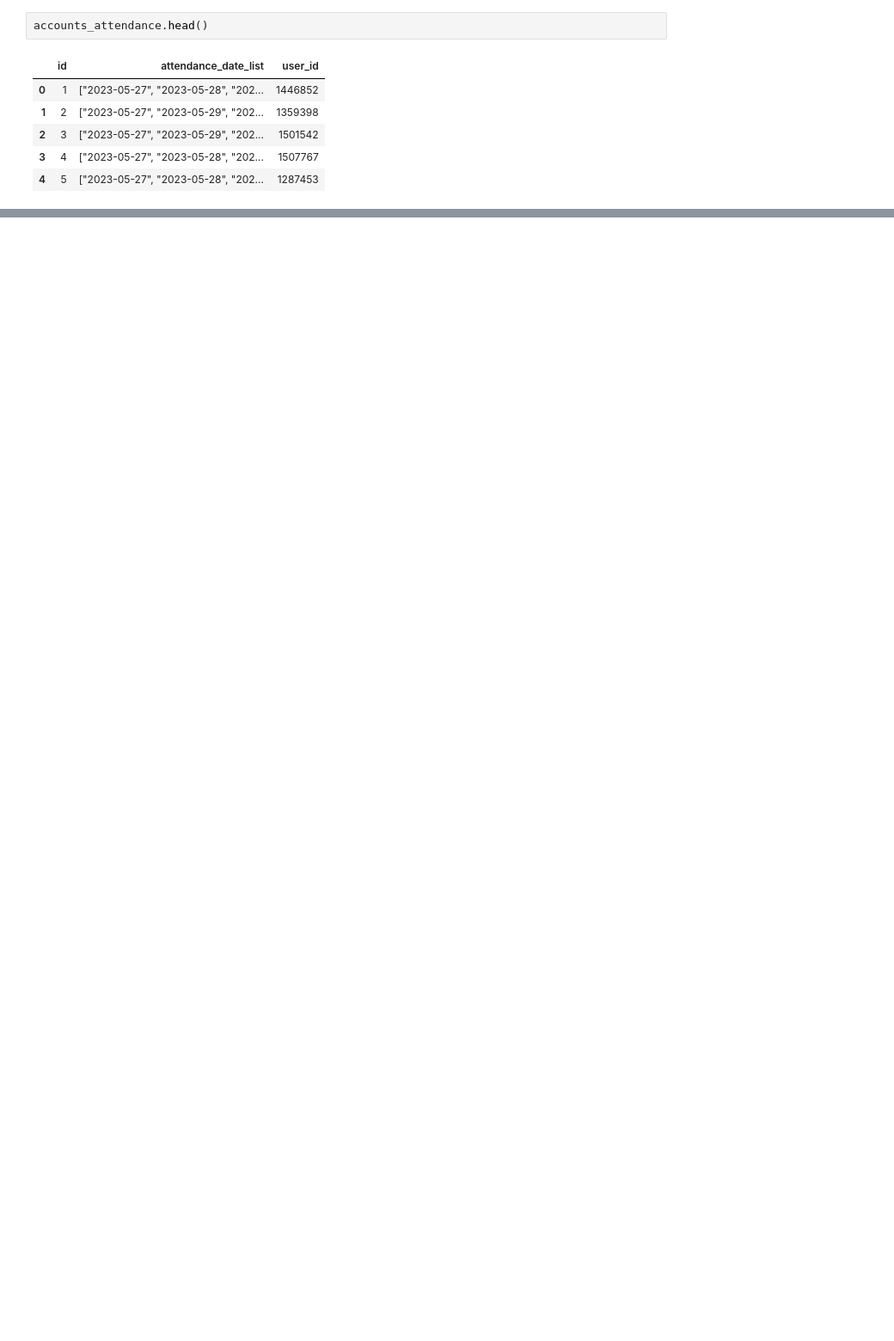
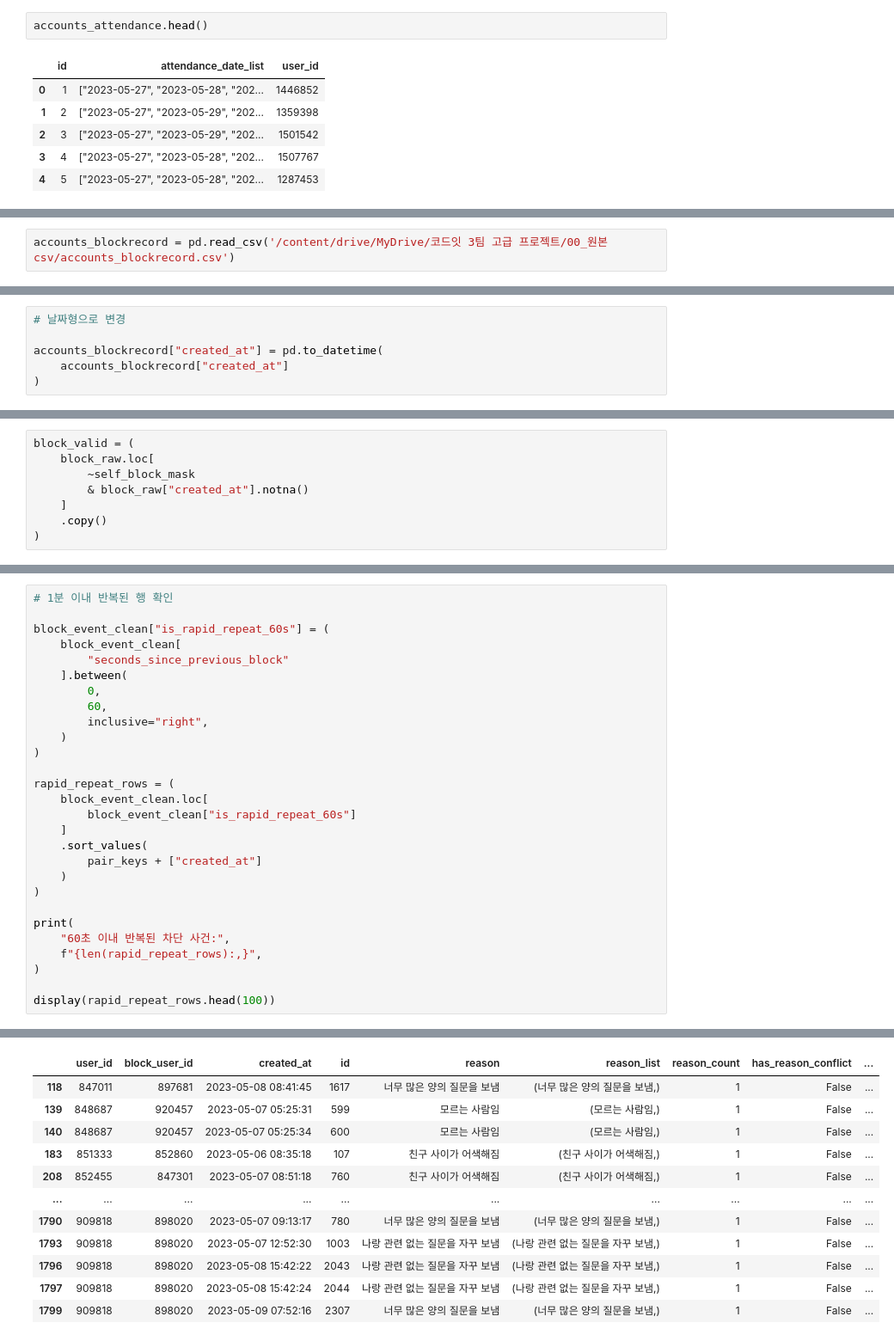
Before and after one commit to DA15-Lab/team3-ping-analytics, a Jupyter notebook: notebooks/Sooyong_analysis.ipynb, the cells around one changed output, grey strips where cells are left out. Shown at 86% size. Cells and saved outputs as stored; diff of their text form; blank space fills up the shorter version.

Commit message:
accounts_attendance, accounts_blockrecord, polls_questionset 전처리

```diff
--- a/notebooks/Sooyong_analysis.ipynb
+++ b/notebooks/Sooyong_analysis.ipynb
@@ -174,0 +360,2 @@ np.int64(677085)
+# %%
+accounts_blockrecord = pd.read_csv('/content/drive/MyDrive/코드잇 3팀 고급 프로젝트/00_원본 csv/accounts_blockrecord.csv')
@@ -174,0 +445,6 @@ np.int64(677085)
+# %%
+# 날짜형으로 변경
+
+accounts_blockrecord["created_at"] = pd.to_datetime(
+    accounts_blockrecord["created_at"]
+)
@@ -174,0 +1130,8 @@ np.int64(677085)
+# %%
+block_valid = (
+    block_raw.loc[
+        ~self_block_mask
+        & block_raw["created_at"].notna()
+    ]
+    .copy()
+)
@@ -174,0 +1330,29 @@ np.int64(677085)
+# %%
+# 1분 이내 반복된 행 확인
+
+block_event_clean["is_rapid_repeat_60s"] = (
+    block_event_clean[
+        "seconds_since_previous_block"
+    ].between(
+        0,
+        60,
+        inclusive="right",
+    )
+)
+
+rapid_repeat_rows = (
+    block_event_clean.loc[
+        block_event_clean["is_rapid_repeat_60s"]
+    ]
+    .sort_values(
+        pair_keys + ["created_at"]
+    )
+)
+
+print(
+    "60초 이내 반복된 차단 사건:",
+    f"{len(rapid_repeat_rows):,}",
+)
+
+display(rapid_repeat_rows.head(100))
+# %% [output]
@@ -174,0 +1360,12 @@ np.int64(677085)
+|  | user_id | block_user_id | created_at | id | reason | reason_list | reason_count | has_reason_conflict | ... |
+| 118 | 847011 | 897681 | 2023-05-08 08:41:45 | 1617 | 너무 많은 양의 질문을 보냄 | (너무 많은 양의 질문을 보냄,) | 1 | False | ... |
+| 139 | 848687 | 920457 | 2023-05-07 05:25:31 | 599 | 모르는 사람임 | (모르는 사람임,) | 1 | False | ... |
+| 140 | 848687 | 920457 | 2023-05-07 05:25:34 | 600 | 모르는 사람임 | (모르는 사람임,) | 1 | False | ... |
+| 183 | 851333 | 852860 | 2023-05-06 08:35:18 | 107 | 친구 사이가 어색해짐 | (친구 사이가 어색해짐,) | 1 | False | ... |
+| 208 | 852455 | 847301 | 2023-05-07 08:51:18 | 760 | 친구 사이가 어색해짐 | (친구 사이가 어색해짐,) | 1 | False | ... |
+| ... | ... | ... | ... | ... | ... | ... | ... | ... | ... |
+| 1790 | 909818 | 898020 | 2023-05-07 09:13:17 | 780 | 너무 많은 양의 질문을 보냄 | (너무 많은 양의 질문을 보냄,) | 1 | False | ... |
+| 1793 | 909818 | 898020 | 2023-05-07 12:52:30 | 1003 | 나랑 관련 없는 질문을 자꾸 보냄 | (나랑 관련 없는 질문을 자꾸 보냄,) | 1 | False | ... |
+| 1796 | 909818 | 898020 | 2023-05-08 15:42:22 | 2043 | 나랑 관련 없는 질문을 자꾸 보냄 | (나랑 관련 없는 질문을 자꾸 보냄,) | 1 | False | ... |
+| 1797 | 909818 | 898020 | 2023-05-08 15:42:24 | 2044 | 나랑 관련 없는 질문을 자꾸 보냄 | (나랑 관련 없는 질문을 자꾸 보냄,) | 1 | False | ... |
+| 1799 | 909818 | 898020 | 2023-05-09 07:52:16 | 2307 | 너무 많은 양의 질문을 보냄 | (너무 많은 양의 질문을 보냄,) | 1 | False | ... |
```
Also changed, not shown: parts of 149 cells of this notebook, 1 other file.
